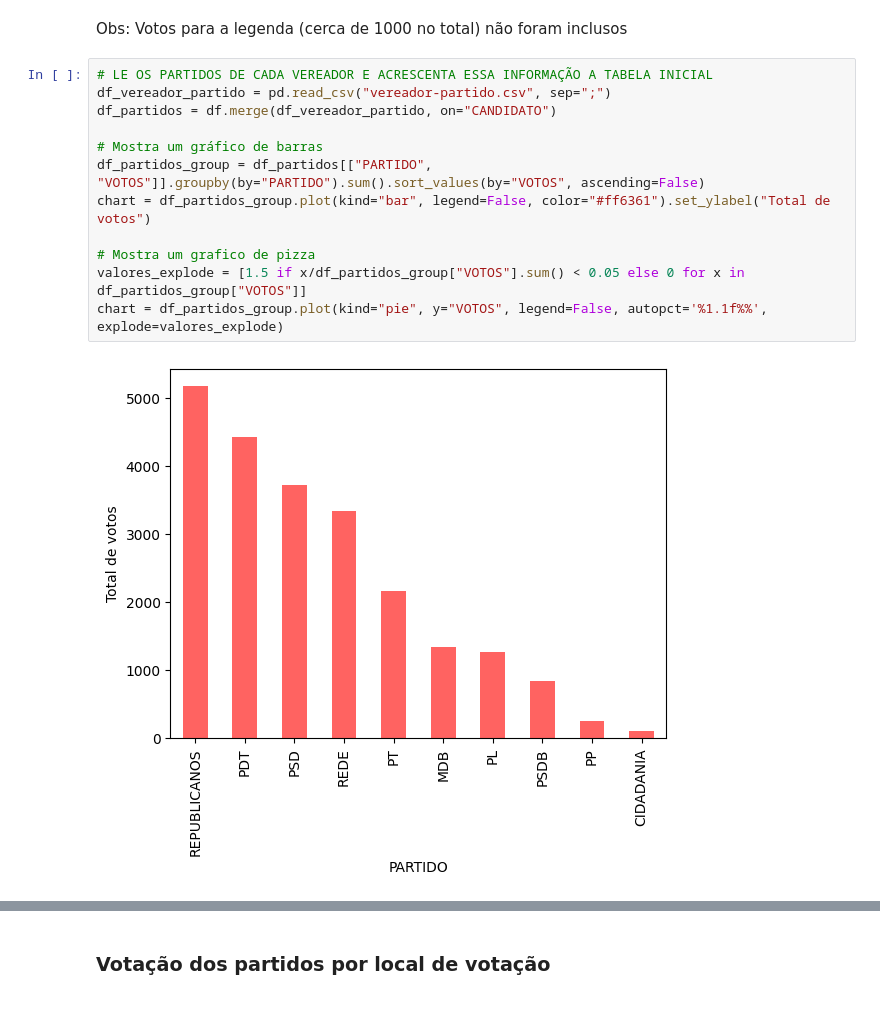
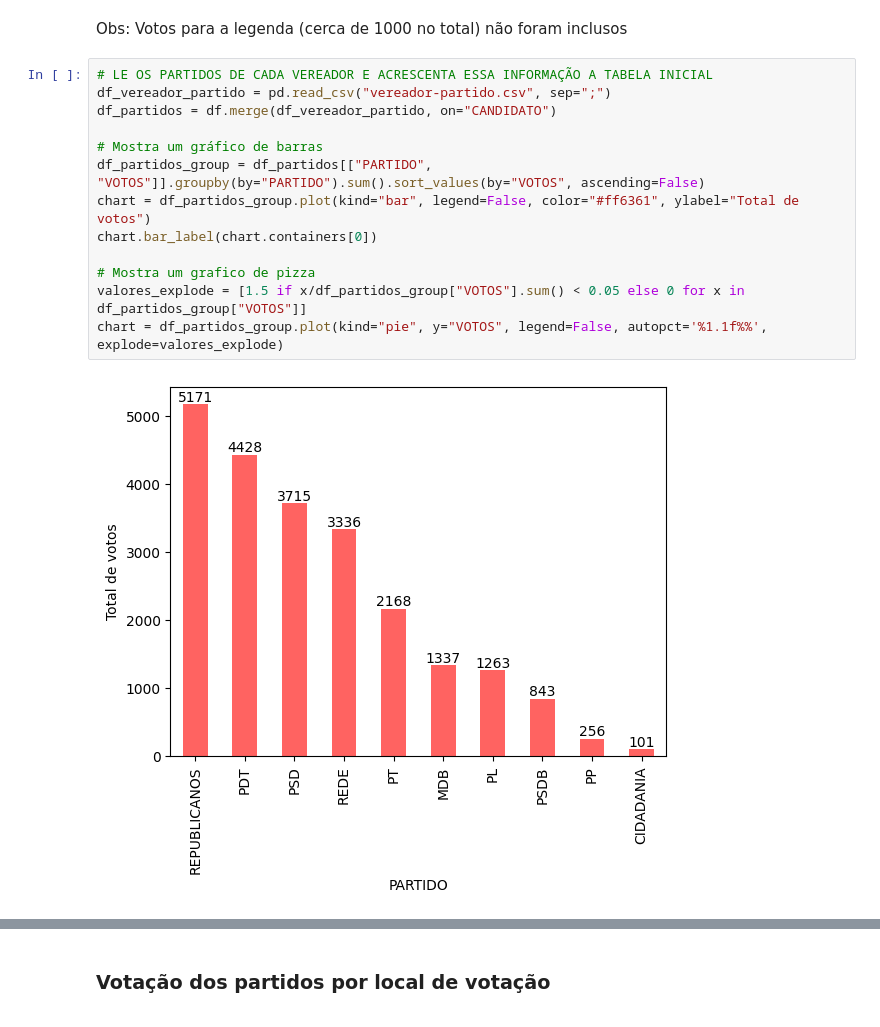
Before and after one commit to nfmmendes/eleicoes-salinas-2024, a Jupyter notebook: Resultado eleições municipais - Salinas(MG) 2024.ipynb, the cells around one changed output, grey strips where cells are left out. Drawn from its saved outputs; the diff is of its cells as text.

Commit message:
Add labels to bar chart

```diff
--- a/Resultado eleições municipais - Salinas(MG) 2024.ipynb
+++ b/Resultado eleições municipais - Salinas(MG) 2024.ipynb
@@ -276,17 +276,18 @@ display(dfg)
 # %%
 # LE OS PARTIDOS DE CADA VEREADOR E ACRESCENTA ESSA INFORMAÇÃO A TABELA INICIAL
 df_vereador_partido = pd.read_csv("vereador-partido.csv", sep=";")
 df_partidos = df.merge(df_vereador_partido, on="CANDIDATO")
 
 # Mostra um gráfico de barras
 df_partidos_group = df_partidos[["PARTIDO", "VOTOS"]].groupby(by="PARTIDO").sum().sort_values(by="VOTOS", ascending=False)
-chart = df_partidos_group.plot(kind="bar", legend=False, color="#ff6361").set_ylabel("Total de votos")
+chart = df_partidos_group.plot(kind="bar", legend=False, color="#ff6361", ylabel="Total de votos")
+chart.bar_label(chart.containers[0])
 
 # Mostra um grafico de pizza
 valores_explode = [1.5 if x/df_partidos_group["VOTOS"].sum() < 0.05 else 0 for x in df_partidos_group["VOTOS"]]
 chart = df_partidos_group.plot(kind="pie", y="VOTOS", legend=False, autopct='%1.1f%%', explode=valores_explode)
 # %% [output]
-[figure, old version]
+[figure, new version]
 [figure]
 # %% [markdown]
 <H3> Votação dos partidos por local de votação </H3>
```
Also changed, not shown: parts of 1 cell of this notebook.
